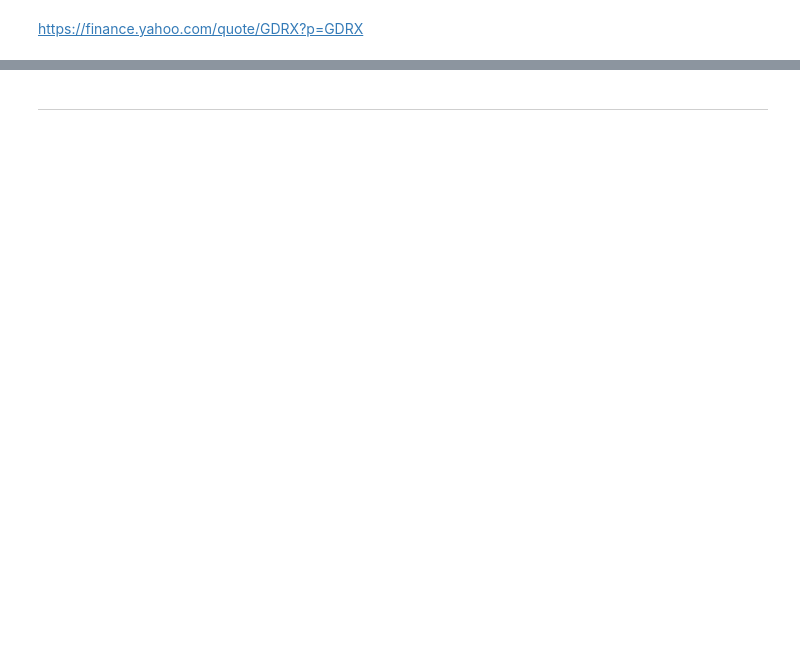
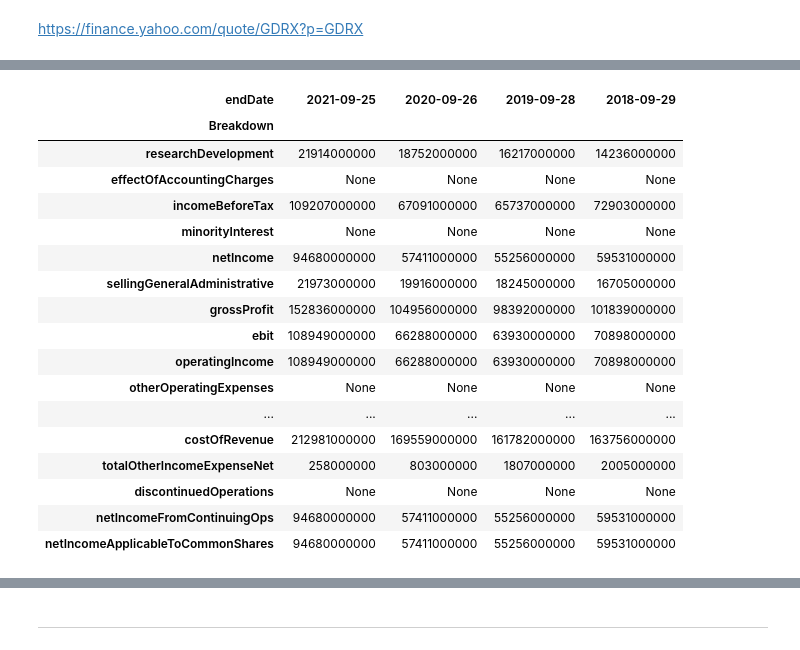
Before and after one commit to Robinhohocepied/Degiro_Portfolio_Dashboard, a Jupyter notebook: Degiro_Portfolio_Analysis.ipynb, the cells around one changed output, grey strips where cells are left out. Saved outputs shown, nothing was run; the diff lists cells and outputs as text; code cells hidden in the pictures; blank space fills up the shorter version.

```diff
--- a/Degiro_Portfolio_Analysis.ipynb
+++ b/Degiro_Portfolio_Analysis.ipynb
@@ -194,0 +303,22 @@ df.rename(columns=df.iloc[0])
+# %%
+income_statement = si.get_income_statement("aapl")
+income_statement
+# %% [output]
+| endDate | 2021-09-25 | 2020-09-26 | 2019-09-28 | 2018-09-29 |
+| Breakdown |  |  |  |  |
+| researchDevelopment | 21914000000 | 18752000000 | 16217000000 | 14236000000 |
+| effectOfAccountingCharges | None | None | None | None |
+| incomeBeforeTax | 109207000000 | 67091000000 | 65737000000 | 72903000000 |
+| minorityInterest | None | None | None | None |
+| netIncome | 94680000000 | 57411000000 | 55256000000 | 59531000000 |
+| sellingGeneralAdministrative | 21973000000 | 19916000000 | 18245000000 | 16705000000 |
+| grossProfit | 152836000000 | 104956000000 | 98392000000 | 101839000000 |
+| ebit | 108949000000 | 66288000000 | 63930000000 | 70898000000 |
+| operatingIncome | 108949000000 | 66288000000 | 63930000000 | 70898000000 |
+| otherOperatingExpenses | None | None | None | None |
+| ... | ... | ... | ... | ... |
+| costOfRevenue | 212981000000 | 169559000000 | 161782000000 | 163756000000 |
+| totalOtherIncomeExpenseNet | 258000000 | 803000000 | 1807000000 | 2005000000 |
+| discontinuedOperations | None | None | None | None |
+| netIncomeFromContinuingOps | 94680000000 | 57411000000 | 55256000000 | 59531000000 |
+| netIncomeApplicableToCommonShares | 94680000000 | 57411000000 | 55256000000 | 59531000000 |
```
Also changed, not shown: parts of 95 cells of this notebook, 2 other files.
